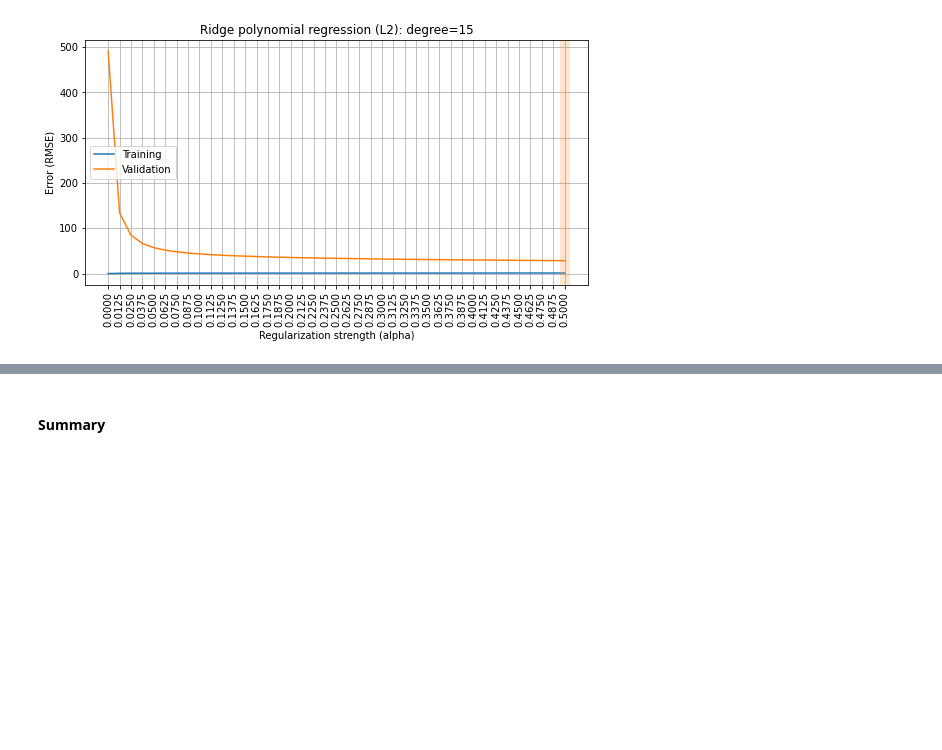
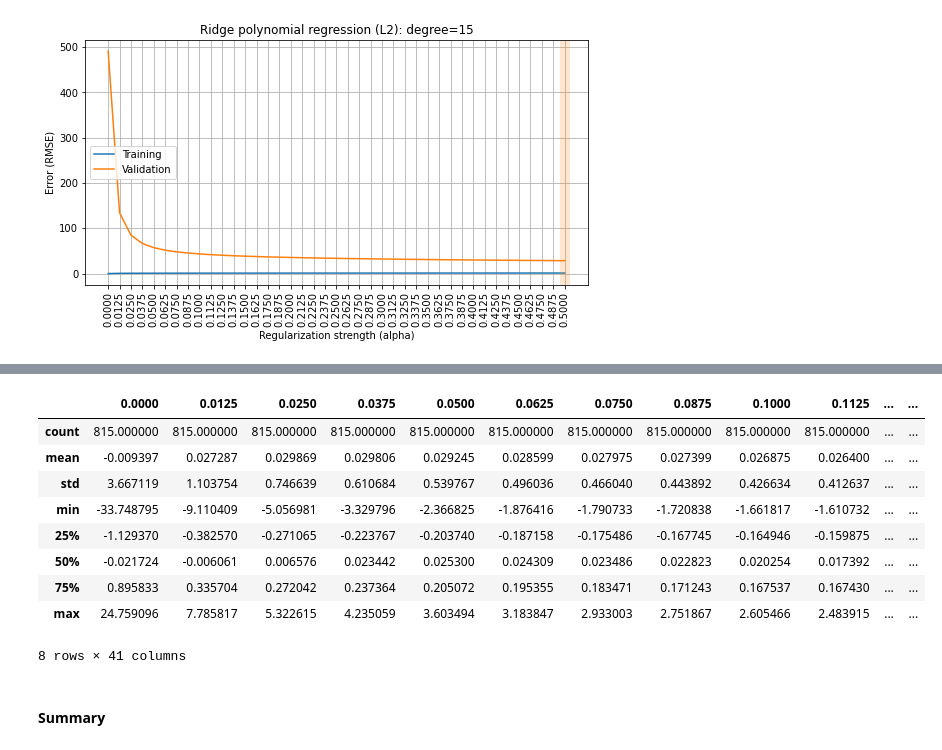
Before and after one commit to NataLobster/ml_intro_1, a Jupyter notebook: overfitting_regularization.ipynb, the cells around one changed output, grey strips where cells are left out. Cells and saved outputs as stored; diff of their text form; code cells hidden in the pictures; blank space fills up the shorter version.

```diff
--- a/overfitting_regularization.ipynb
+++ b/overfitting_regularization.ipynb
@@ -831,15 +939,20 @@ plot_fitting_graph(ALPHAS, rmse_train, rmse_valid,
 # %%
 rmse_train, rmse_valid = [], []
+mod_coeff_L2_std = dict()
 for alpha in ALPHAS:
     results = cross_validate(make_model(degree=15, penalty='L2', alpha=alpha),
                              X_hw, y_hw, cv=5,
+                             return_estimator=True,
                              return_train_score=True,
                              scoring='neg_root_mean_squared_error')
     rmse_train.append(-np.mean(results['train_score']))
     rmse_valid.append(-np.mean(results['test_score']))
+    mod_coeff_L2_std[alpha] = results['estimator'][0]['reg'].coef_
 
 plot_fitting_graph(ALPHAS, rmse_train, rmse_valid,
                    xlabel='Regularization strength (alpha)', ylabel='Error (RMSE)',
                    title='Ridge polynomial regression (L2): degree=15')
+mod_coeff_L2_std = pd.DataFrame(mod_coeff_L2_std)
+# и опять при испльзовании StandardScaler() проблемы при расчете модели исчезают
 # %% [output]
 [figure]
@@ -846,2 +969,15 @@ plot_fitting_graph(ALPHAS, rmse_train, rmse_valid,
+# %%
+mod_coeff_L2_std.describe()
+# %% [output]
+|  | 0.0000 | 0.0125 | 0.0250 | 0.0375 | 0.0500 | 0.0625 | 0.0750 | 0.0875 | 0.1000 | 0.1125 | ... | ... |
+| count | 815.000000 | 815.000000 | 815.000000 | 815.000000 | 815.000000 | 815.000000 | 815.000000 | 815.000000 | 815.000000 | 815.000000 | ... | ... |
+| mean | -0.009397 | 0.027287 | 0.029869 | 0.029806 | 0.029245 | 0.028599 | 0.027975 | 0.027399 | 0.026875 | 0.026400 | ... | ... |
+| std | 3.667119 | 1.103754 | 0.746639 | 0.610684 | 0.539767 | 0.496036 | 0.466040 | 0.443892 | 0.426634 | 0.412637 | ... | ... |
+| min | -33.748795 | -9.110409 | -5.056981 | -3.329796 | -2.366825 | -1.876416 | -1.790733 | -1.720838 | -1.661817 | -1.610732 | ... | ... |
+| 25% | -1.129370 | -0.382570 | -0.271065 | -0.223767 | -0.203740 | -0.187158 | -0.175486 | -0.167745 | -0.164946 | -0.159875 | ... | ... |
+| 50% | -0.021724 | -0.006061 | 0.006576 | 0.023442 | 0.025300 | 0.024309 | 0.023486 | 0.022823 | 0.020254 | 0.017392 | ... | ... |
+| 75% | 0.895833 | 0.335704 | 0.272042 | 0.237364 | 0.205072 | 0.195355 | 0.183471 | 0.171243 | 0.167537 | 0.167430 | ... | ... |
+| max | 24.759096 | 7.785817 | 5.322615 | 4.235059 | 3.603494 | 3.183847 | 2.933003 | 2.751867 | 2.605466 | 2.483915 | ... | ... |
+8 rows × 41 columns
 # %% [markdown]
 #### Summary
```
Also changed, not shown: parts of 28 cells of this notebook.
